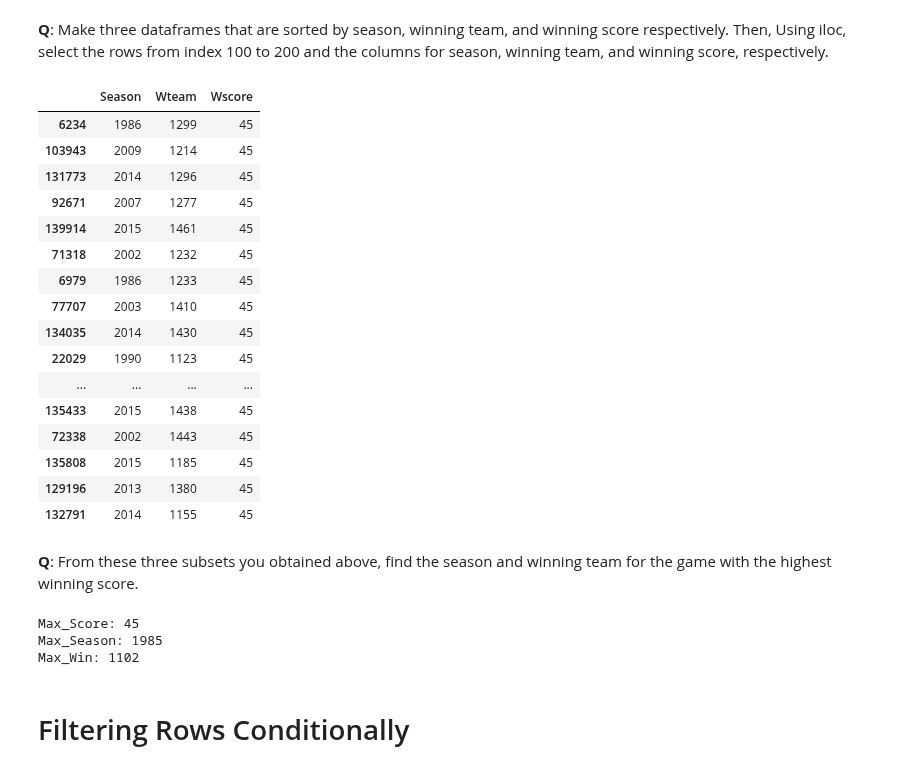
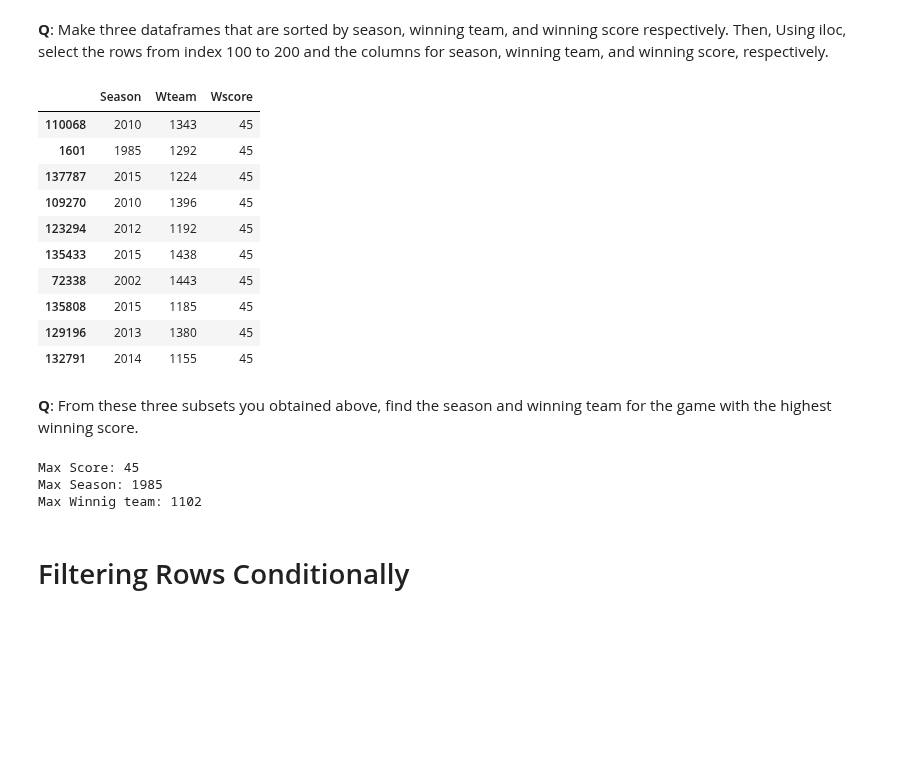
Before and after one commit to Strongside-87/Project-Delivery, a Jupyter notebook: individual_works Salim/pd_s193472.ipynb, the cells around one changed output. Saved outputs shown, nothing was run; the diff lists cells and outputs as text; code cells hidden in the pictures; blank space fills up the shorter version.

```diff
--- a/individual_works Salim/pd_s193472.ipynb
+++ b/individual_works Salim/pd_s193472.ipynb
@@ -258,32 +258,26 @@ df.sort_values('Lscore').head()
 # %%
 # Write your code here
 #We need to start with creating the 3 df
 season_df = df.sort_values('Season')
 winning_team_df = df.sort_values('Wteam')
 winning_score_Df = df.sort_values('Wscore')
 
 #Then here we should use iloc to select the rows from index 100 to index 200 and we should keep in mind that we need it for 3 columns
 Columns= ["Season", "Wteam", "Wscore"]
 season_df = season_df.iloc[100:201, season_df.columns.get_indexer(Columns)]
 winning_team_df = winning_team_df.iloc[100:201, winning_team_df.columns.get_indexer(Columns)]
 winning_score_Df = winning_score_Df.iloc[100:201, winning_score_Df.columns.get_indexer(Columns)]
 
 #season_df.head()
 #winning_team_df.tail()
-winning_score_Df.tail(30)
+winning_score_Df.tail(10)
 # %% [output]
 |  | Season | Wteam | Wscore |
-| 6234 | 1986 | 1299 | 45 |
-| 103943 | 2009 | 1214 | 45 |
-| 131773 | 2014 | 1296 | 45 |
-| 92671 | 2007 | 1277 | 45 |
-| 139914 | 2015 | 1461 | 45 |
-| 71318 | 2002 | 1232 | 45 |
-| 6979 | 1986 | 1233 | 45 |
-| 77707 | 2003 | 1410 | 45 |
-| 134035 | 2014 | 1430 | 45 |
-| 22029 | 1990 | 1123 | 45 |
-| ... | ... | ... | ... |
+| 110068 | 2010 | 1343 | 45 |
+| 1601 | 1985 | 1292 | 45 |
+| 137787 | 2015 | 1224 | 45 |
+| 109270 | 2010 | 1396 | 45 |
+| 123294 | 2012 | 1192 | 45 |
 | 135433 | 2015 | 1438 | 45 |
 | 72338 | 2002 | 1443 | 45 |
 | 135808 | 2015 | 1185 | 45 |
@@ -294,17 +288,17 @@ winning_score_Df.tail(30)
 # %%
 #Let's start with finding the Max_Score in winning_score_Df
 Max_Score = winning_score_Df.loc[winning_score_Df["Wscore"].idxmax(), "Wscore"]
-print('Max_Score:',Max_Score)
+print('Max Score:',Max_Score)
 # Here I'll find the Max_Season in season_df
 Max_Season = season_df.loc[season_df["Wscore"].idxmax(), "Season"]
-print('Max_Season:',Max_Season)
+print('Max Season:',Max_Season)
 
 Max_Win = winning_team_df.loc[winning_team_df["Wscore"].idxmax(), "Wteam"]
-print('Max_Win:',Max_Win)
+print('Max Winnig team:',Max_Win)
 # %% [output]
-Max_Score: 45
-Max_Season: 1985
-Max_Win: 1102
+Max Score: 45
+Max Season: 1985
+Max Winnig team: 1102
 # %% [markdown]
 # Filtering Rows Conditionally
 # %% [markdown]
```
Also changed, not shown: parts of 5 cells of this notebook, 4 other files.
